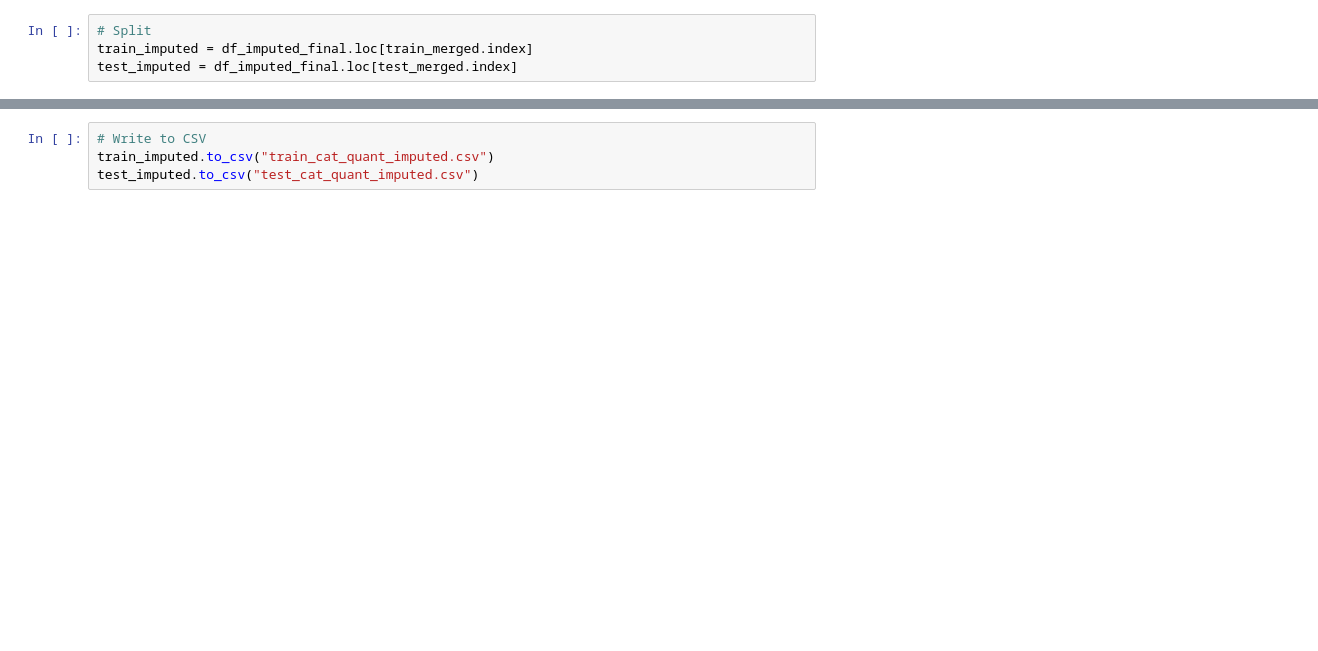
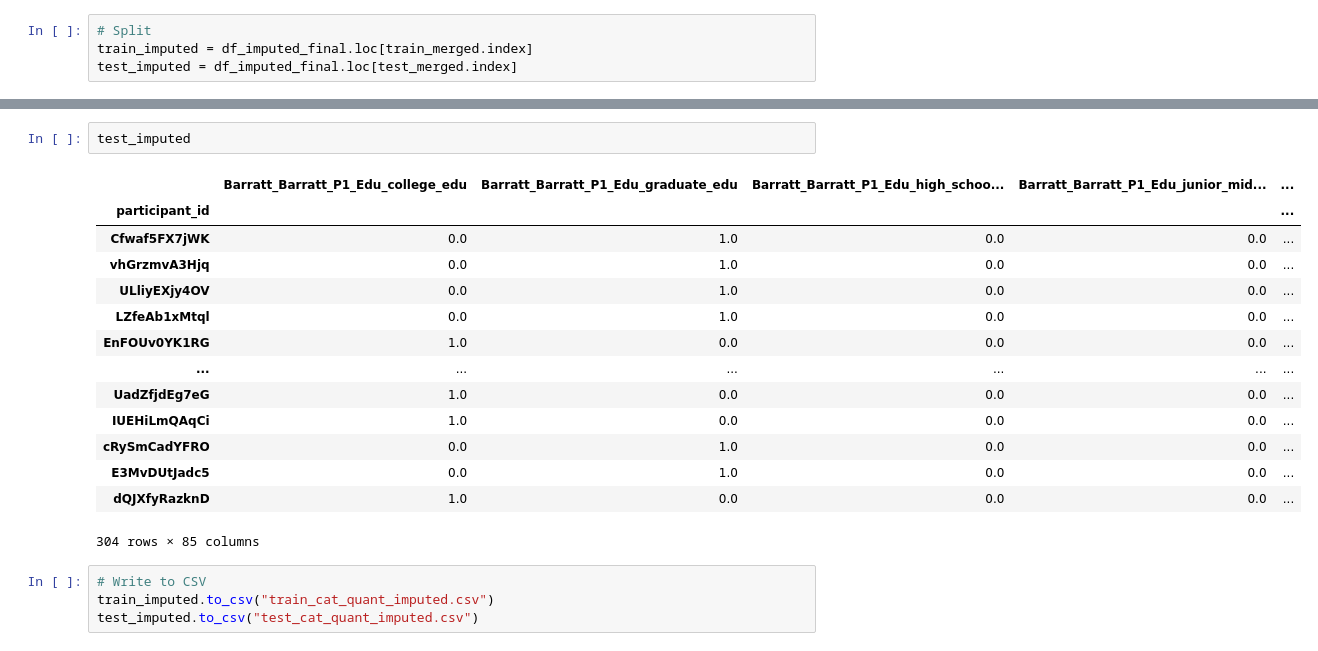
Before and after one commit to Ruqhaiya/WIDS_Datathon2025_Team, a Jupyter notebook: Archive/Preprocessing/merged_imputed_quant_cat.ipynb, the cells around one changed output, grey strips where cells are left out. Saved outputs shown, nothing was run; the diff lists cells and outputs as text; blank space fills up the shorter version.

```diff
--- a/Archive/Preprocessing/merged_imputed_quant_cat.ipynb
+++ b/Archive/Preprocessing/merged_imputed_quant_cat.ipynb
@@ -127,3 +191,20 @@ test_imputed = df_imputed_final.loc[test_merged.index]
+# %%
+test_imputed
+# %% [output]
+|  | Barratt_Barratt_P1_Edu_college_edu | Barratt_Barratt_P1_Edu_graduate_edu | Barratt_Barratt_P1_Edu_high_schoo... | Barratt_Barratt_P1_Edu_junior_mid... | ... |
+| participant_id |  |  |  |  | ... |
+| Cfwaf5FX7jWK | 0.0 | 1.0 | 0.0 | 0.0 | ... |
+| vhGrzmvA3Hjq | 0.0 | 1.0 | 0.0 | 0.0 | ... |
+| ULliyEXjy4OV | 0.0 | 1.0 | 0.0 | 0.0 | ... |
+| LZfeAb1xMtql | 0.0 | 1.0 | 0.0 | 0.0 | ... |
+| EnFOUv0YK1RG | 1.0 | 0.0 | 0.0 | 0.0 | ... |
+| ... | ... | ... | ... | ... | ... |
+| UadZfjdEg7eG | 1.0 | 0.0 | 0.0 | 0.0 | ... |
+| IUEHiLmQAqCi | 1.0 | 0.0 | 0.0 | 0.0 | ... |
+| cRySmCadYFRO | 0.0 | 1.0 | 0.0 | 0.0 | ... |
+| E3MvDUtJadc5 | 0.0 | 1.0 | 0.0 | 0.0 | ... |
+| dQJXfyRazknD | 1.0 | 0.0 | 0.0 | 0.0 | ... |
+304 rows × 85 columns
 # %%
 # Write to CSV
 train_imputed.to_csv("train_cat_quant_imputed.csv")
```
Also changed, not shown: parts of 14 cells of this notebook, 2 other files.
